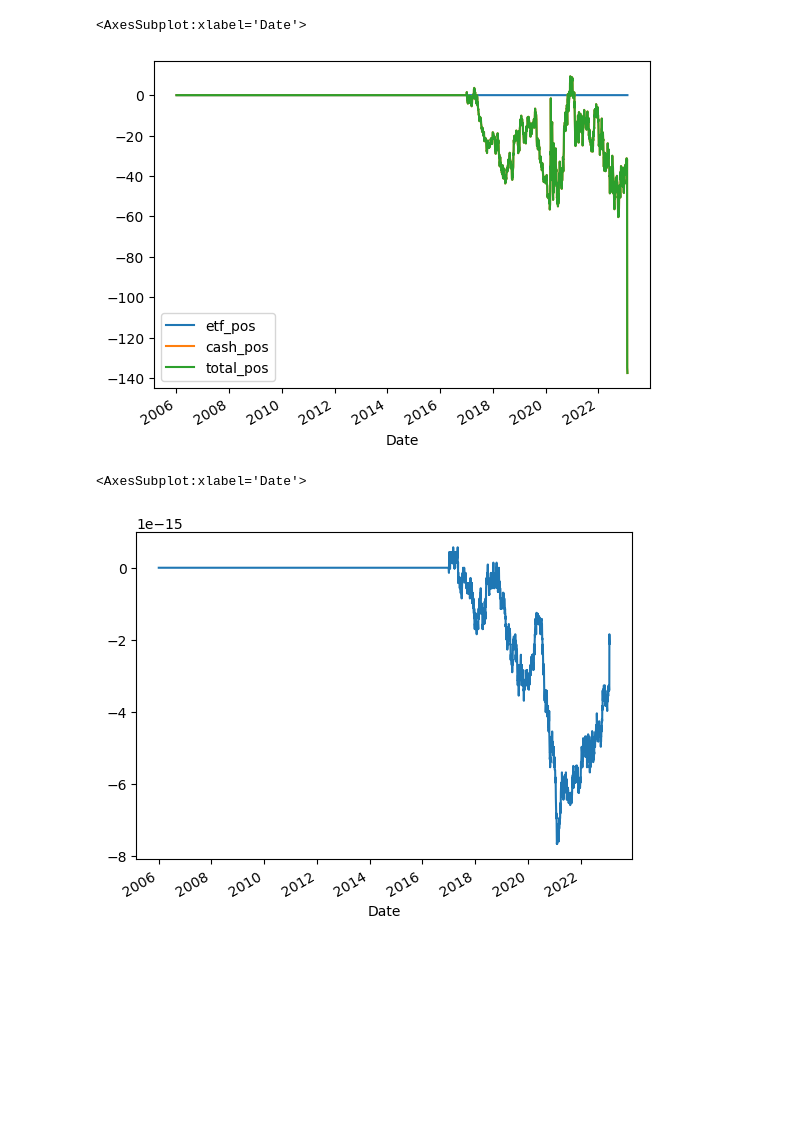
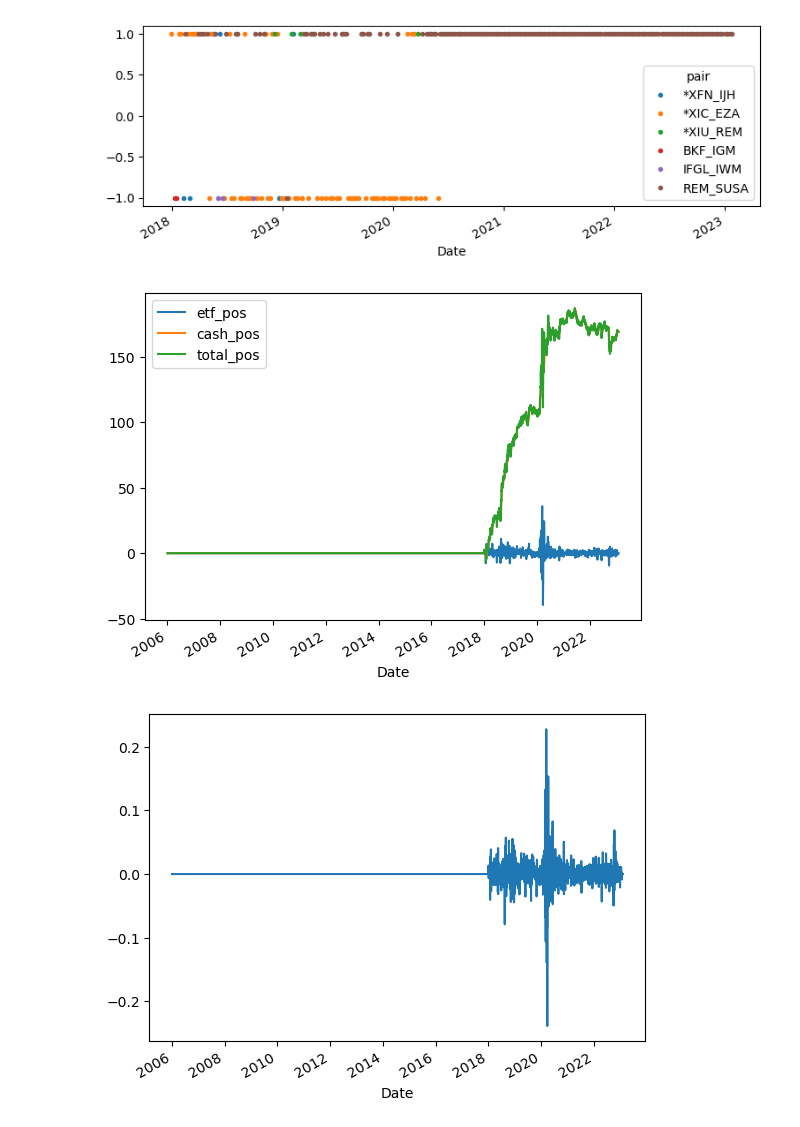
Before and after one commit to DerrickXZY/IAQF_Competition, a Jupyter notebook: pipeline/pipeline.ipynb, the cells around one changed output. Cells and saved outputs as stored; diff of their text form; code cells hidden in the pictures; blank space fills up the shorter version.

```diff
--- a/pipeline/pipeline.ipynb
+++ b/pipeline/pipeline.ipynb
@@ -202,7 +261,7 @@ class MostSpreadReturnPredict(SignalGenerator):
                  predict_df: pd.DataFrame, params: Optional[Mapping] = None)\
                  -> Tuple[pd.DataFrame, pd.DataFrame]:
 
-        price_pivot_df = price_df.pivot_table("ETF Price", ["Date"], columns="ETF_Ticker")
+        price_pivot_df = price_df.pivot_table("Total Return", ["Date"], columns="ETF_Ticker")
         if params is None:
             params = {
                 'holding_period': 1,
@@ -325,11 +391,14 @@ plot_df.plot(style='.', figsize=(9, 3))
-# %%
-port_df = pipeline.generate_portfolio(trade_df)
-port_df.plot()
-# %% [output]
-<AxesSubplot:xlabel='Date'>
-[figure, removed]
-# %%
-pipeline.calc_port_return(port_df, trade_df).plot()
-# %% [output]
-<AxesSubplot:xlabel='Date'>
-[figure, removed]
+# %%
+linear_pred_df = pipeline.predict('linear', pairs,  params = {
+                'pred_period': 'W',
+                'cost' : 100
+            })
+trade_df, pair_trade_df = pipeline.create_signal('most_spread_rtn', linear_pred_df, params= {
+                'holding_period': 5,
+                'cost': 100
+            })
+port_df, ret_df = show_port_results(pair_trade_df, trade_df)
+# %% [output]
+[figure, added]
+[figure, added]
+[figure, added]
```
Also changed, not shown: parts of 28 cells of this notebook, 2 other files.
